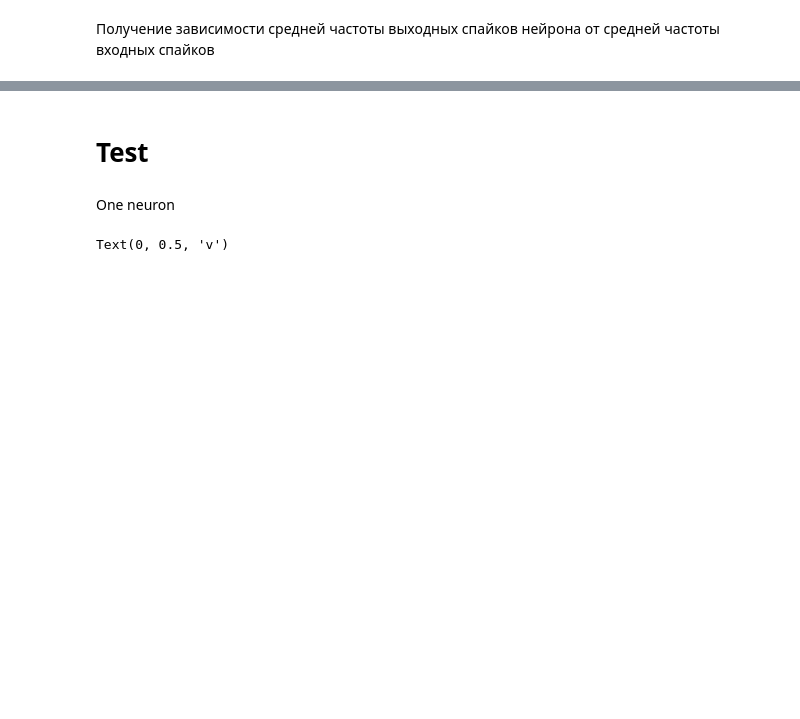
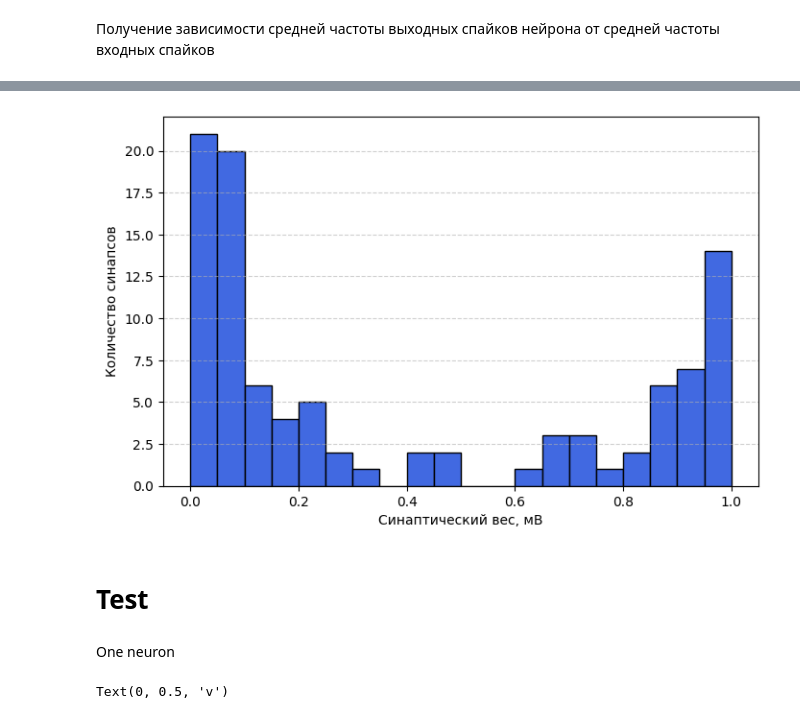
Before and after one commit to Wrench0O/LIF-MIPT, a Jupyter notebook: LIF.ipynb, the cells around one changed output, grey strips where cells are left out. Saved outputs shown, nothing was run; the diff lists cells and outputs as text; code cells hidden in the pictures; blank space fills up the shorter version.

```diff
--- a/LIF.ipynb
+++ b/LIF.ipynb
@@ -140,3 +198,13 @@ plt.show()
+# %%
+plt.figure(figsize=(8, 5))
+plt.hist(final_weights, bins=20, range=(0, w_max/mV),
+         color='royalblue', edgecolor='black')
+plt.xlabel('Синаптический вес, мВ')
+plt.ylabel('Количество синапсов')
+plt.grid(axis='y', linestyle='--', alpha=0.6)
+plt.show()
+# %% [output]
+[figure, added]
 # %% [markdown]
 # Test
 # %% [markdown]
```
Also changed, not shown: parts of 6 cells of this notebook.
